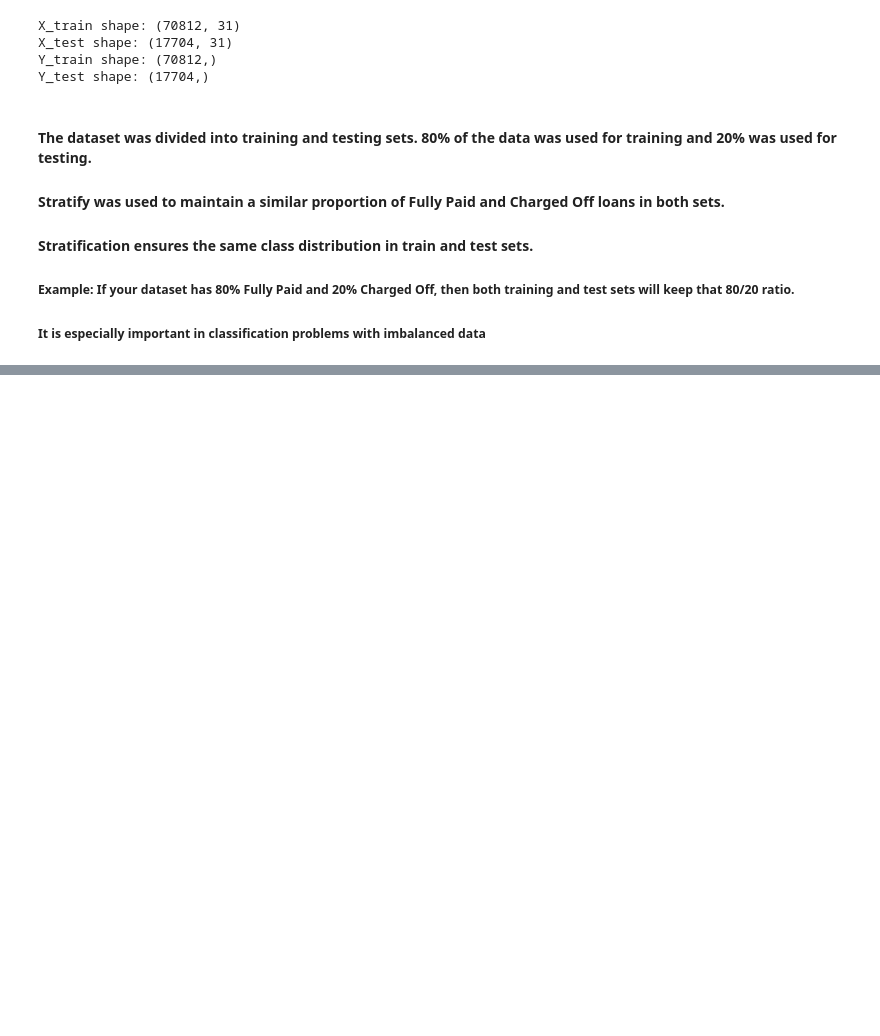
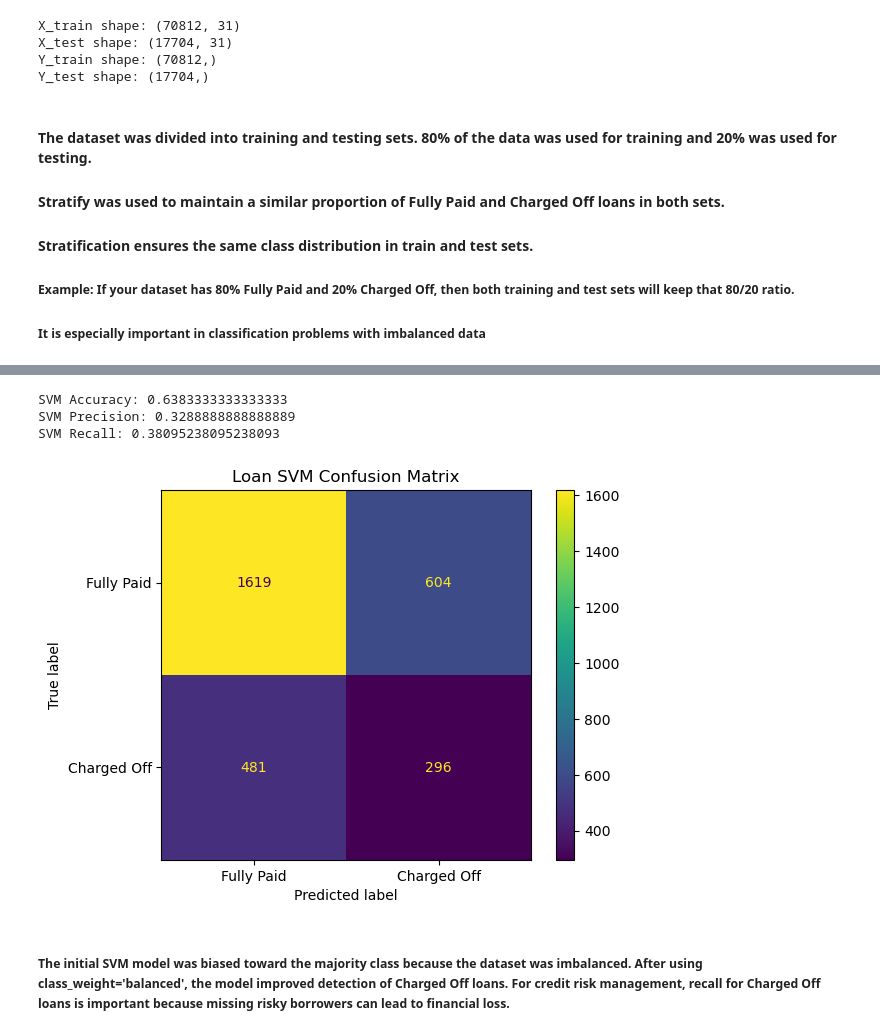
Before and after one commit to PratikG091202/credit-risk-prediction-ml, a Jupyter notebook: credit_risk_analysis.ipynb, the cells around one changed output, grey strips where cells are left out. Drawn from its saved outputs; the diff is of its cells as text; code cells hidden in the pictures; blank space fills up the shorter version.

Commit message:
Add files via upload
Performed SVM model on data and 3d visualization of data

```diff
--- a/credit_risk_analysis.ipynb
+++ b/credit_risk_analysis.ipynb
@@ -532,0 +547,3 @@ X_test_scaled = scaler.transform(X_test)
+# %%
+X_train_svm_scaled = svm_scaler.fit_transform(X_train_svm)
+X_test_svm_scaled = svm_scaler.transform(X_test_svm)
@@ -532,0 +562,4 @@ X_test_scaled = scaler.transform(X_test)
+# %%
+loan_svm = svm.SVC(kernel='linear', class_weight='balanced')
+# %%
+loan_svm.fit(X_train_svm_scaled, Y_train_svm)
@@ -532,0 +570,2 @@ X_test_scaled = scaler.transform(X_test)
+# %%
+Y_pred_svm = loan_svm.predict(X_test_svm_scaled)
@@ -532,0 +589,12 @@ X_test_scaled = scaler.transform(X_test)
+# %%
+svm_accuracy = accuracy_score(Y_test_svm, Y_pred_svm)
+svm_precision = precision_score(Y_test_svm, Y_pred_svm)
+svm_recall = recall_score(Y_test_svm, Y_pred_svm)
+
+print("SVM Accuracy:", svm_accuracy)
+print("SVM Precision:", svm_precision)
+print("SVM Recall:", svm_recall)
+# %% [output]
+SVM Accuracy: 0.6383333333333333
+SVM Precision: 0.3288888888888889
+SVM Recall: 0.38095238095238093
@@ -532,0 +603,15 @@ X_test_scaled = scaler.transform(X_test)
+# %%
+loan_svm_cm = confusion_matrix(Y_test_svm, Y_pred_svm)
+
+loan_svm_disp = ConfusionMatrixDisplay(
+    confusion_matrix=loan_svm_cm,
+    display_labels=['Fully Paid', 'Charged Off']
+)
+
+loan_svm_disp.plot()
+plt.title("Loan SVM Confusion Matrix")
+plt.show()
+# %% [output]
+[figure, added]
+# %% [markdown]
+##### The initial SVM model was biased toward the majority class because the dataset was imbalanced. After using class_weight='balanced', the model improved detection of Charged Off loans. For credit risk management, recall for Charged Off loans is important because missing risky borrowers can lead to financial loss.
```
Also changed, not shown: parts of 46 cells of this notebook.
